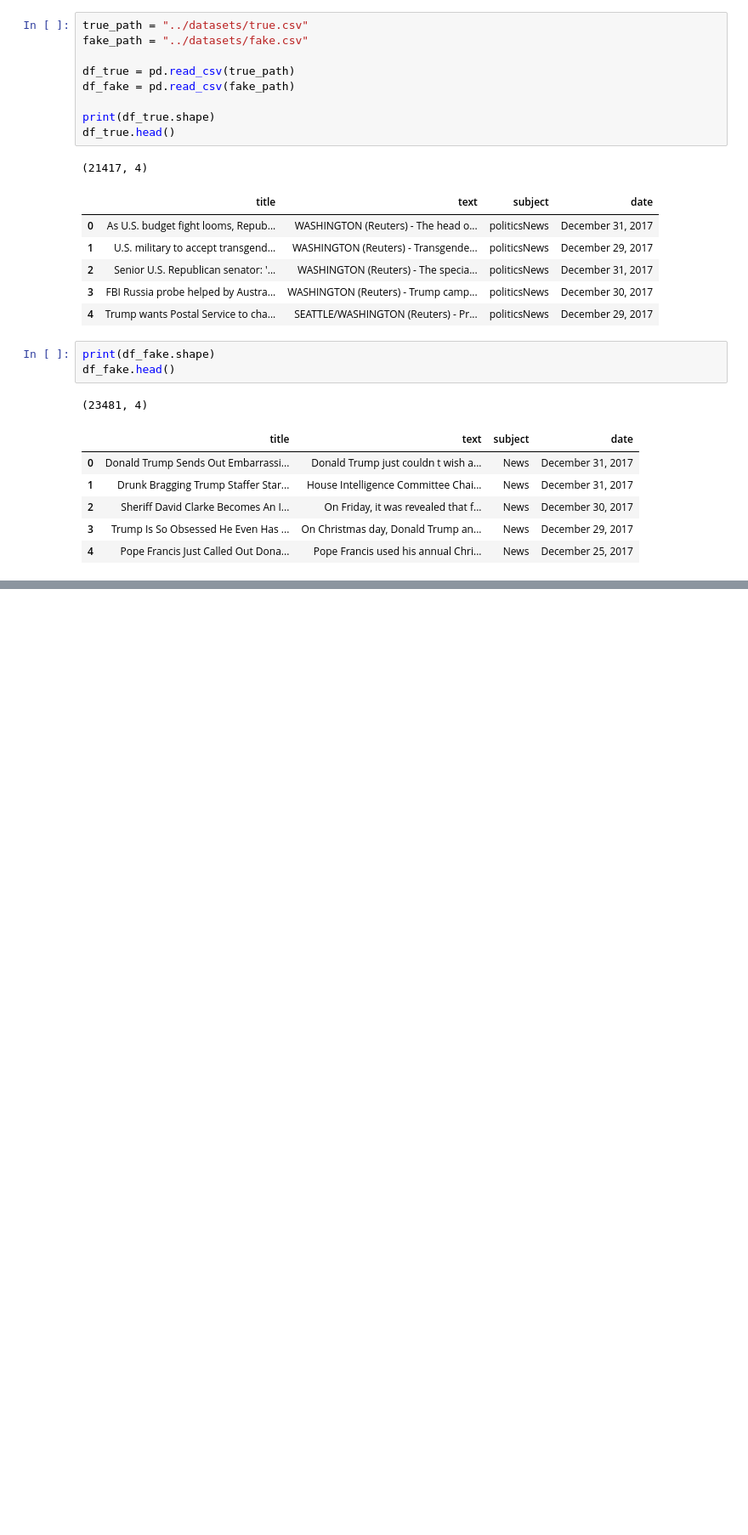
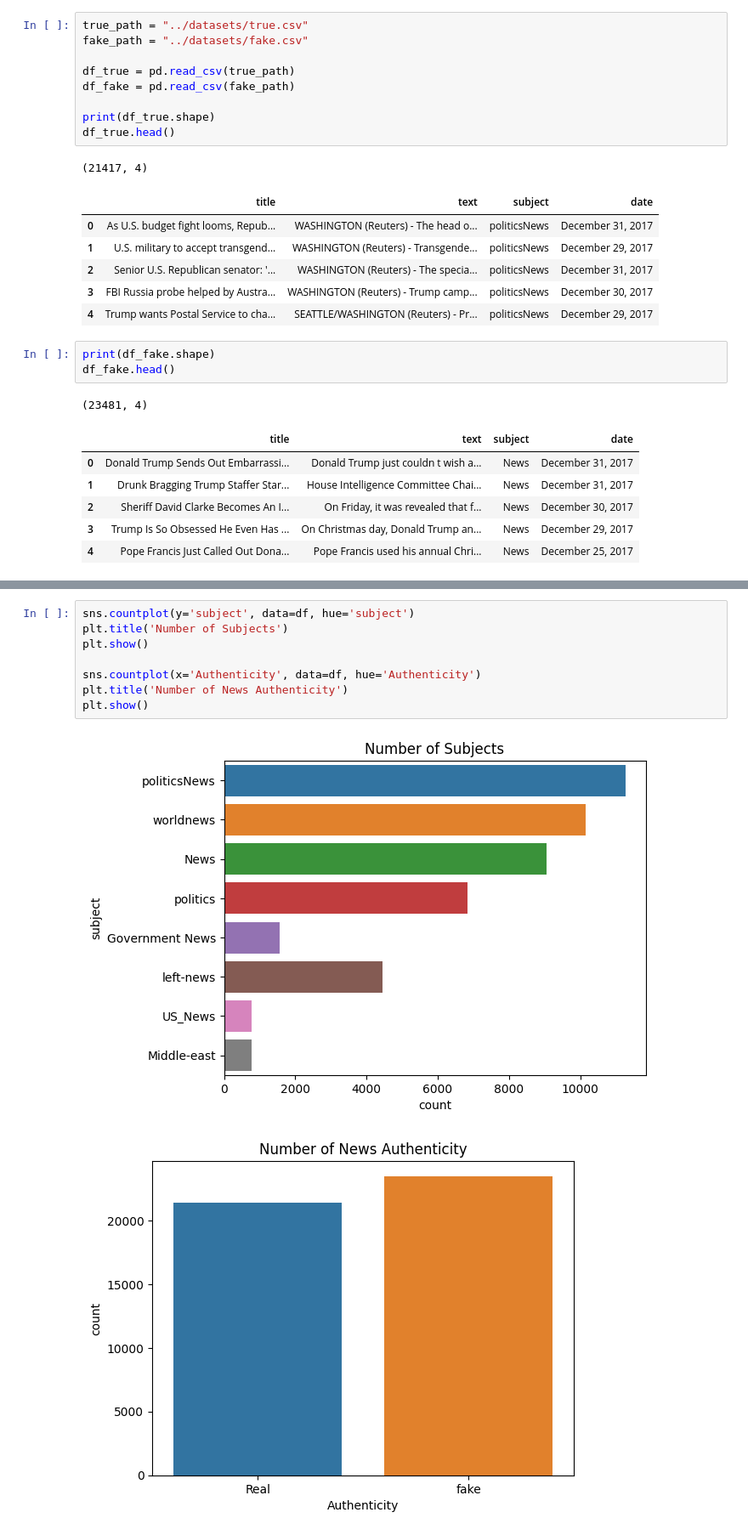
Before and after one commit to jc14-ai/CredCheck-AI, a Jupyter notebook: Training/model.ipynb, the cells around one changed output, grey strips where cells are left out. Shown: that part at 85% size. Cells and saved outputs as stored; diff of their text form; blank space fills up the shorter version.

```diff
--- a/Training/model.ipynb
+++ b/Training/model.ipynb
@@ -55,0 +91,11 @@ df.head()
+# %%
+sns.countplot(y='subject', data=df, hue='subject')
+plt.title('Number of Subjects')
+plt.show()
+
+sns.countplot(x='Authenticity', data=df, hue='Authenticity')
+plt.title('Number of News Authenticity')
+plt.show()
+# %% [output]
+[figure, added]
+[figure, added]
```
Also changed, not shown: parts of 7 cells of this notebook.
